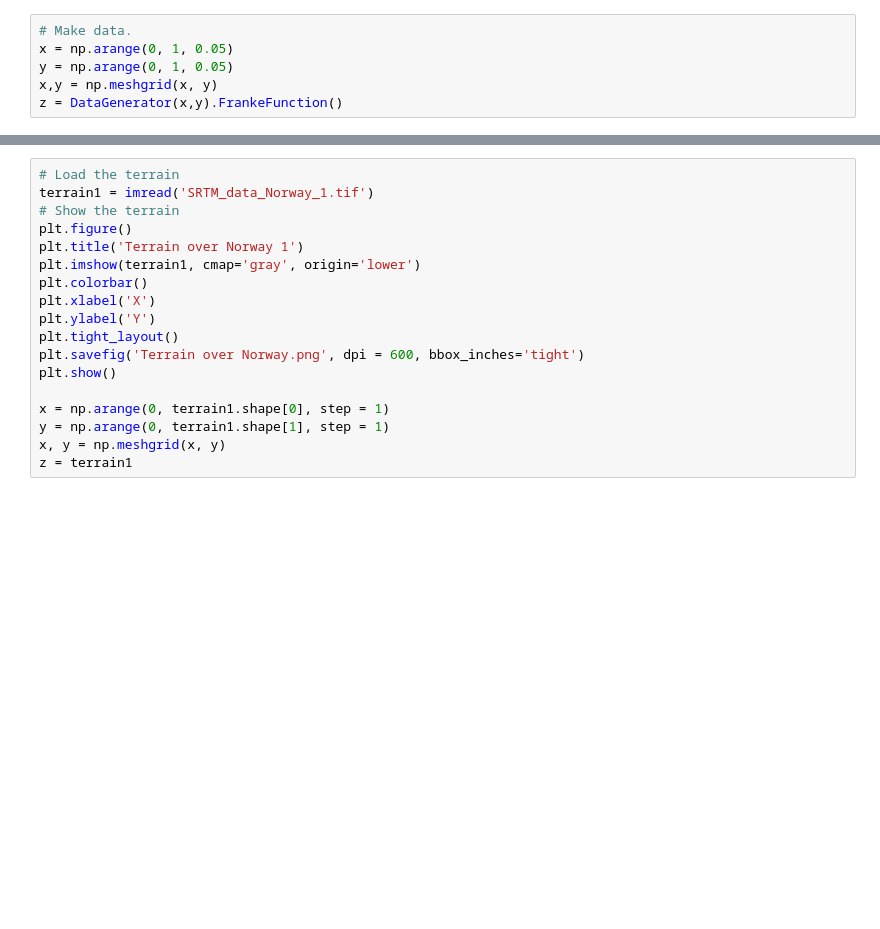
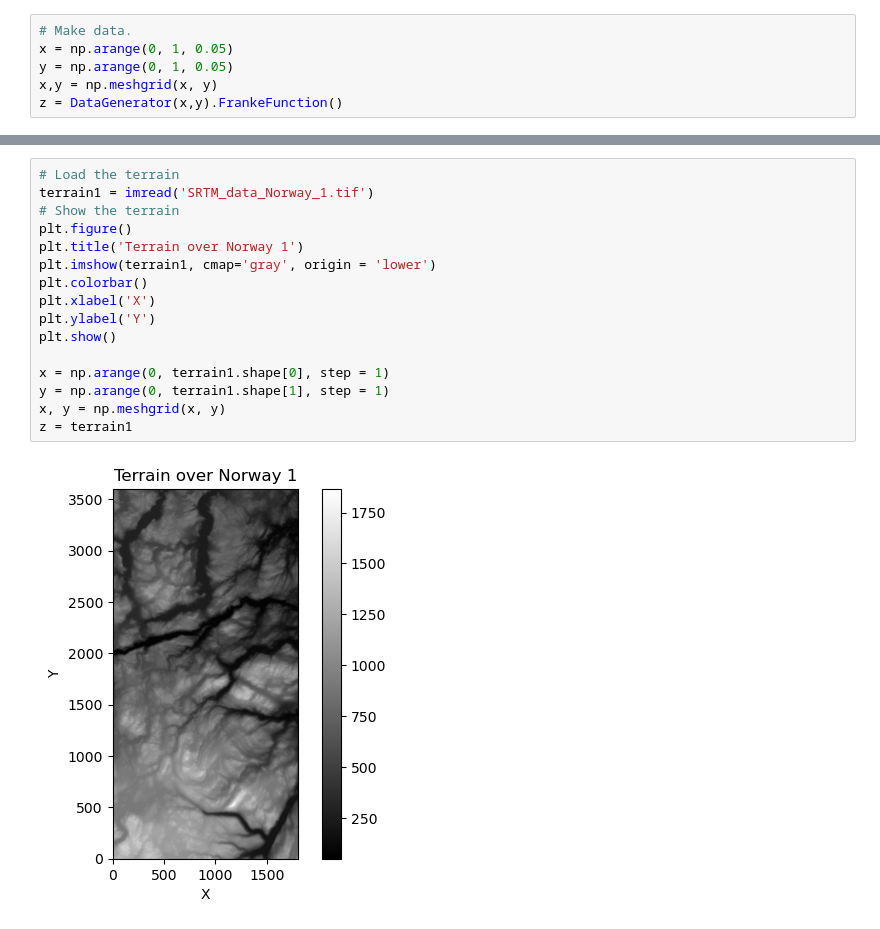
Before and after one commit to BrittHaanen15/Project1_FinalSubmission, a Jupyter notebook: Project_1_compiled.ipynb, the cells around one changed output, grey strips where cells are left out. Drawn from its saved outputs; the diff is of its cells as text; blank space fills up the shorter version.

```diff
--- a/Project_1_compiled.ipynb
+++ b/Project_1_compiled.ipynb
@@ -635,21 +821,21 @@ ds['band_data'].plot()
 # %%
 # Load the terrain
 terrain1 = imread('SRTM_data_Norway_1.tif')
 # Show the terrain
 plt.figure()
 plt.title('Terrain over Norway 1')
-plt.imshow(terrain1, cmap='gray', origin='lower')
+plt.imshow(terrain1, cmap='gray', origin = 'lower')
 plt.colorbar()
 plt.xlabel('X')
 plt.ylabel('Y')
-plt.tight_layout()
-plt.savefig('Terrain over Norway.png', dpi = 600, bbox_inches='tight')
 plt.show()
 
 x = np.arange(0, terrain1.shape[0], step = 1)
 y = np.arange(0, terrain1.shape[1], step = 1)
 x, y = np.meshgrid(x, y)
 z = terrain1
+# %% [output]
+[figure, added]
 # %%
 # Assuming determine_X, z, x, and y are defined
 z_copy = np.ravel(z)
```
Also changed, not shown: parts of 32 cells of this notebook.
